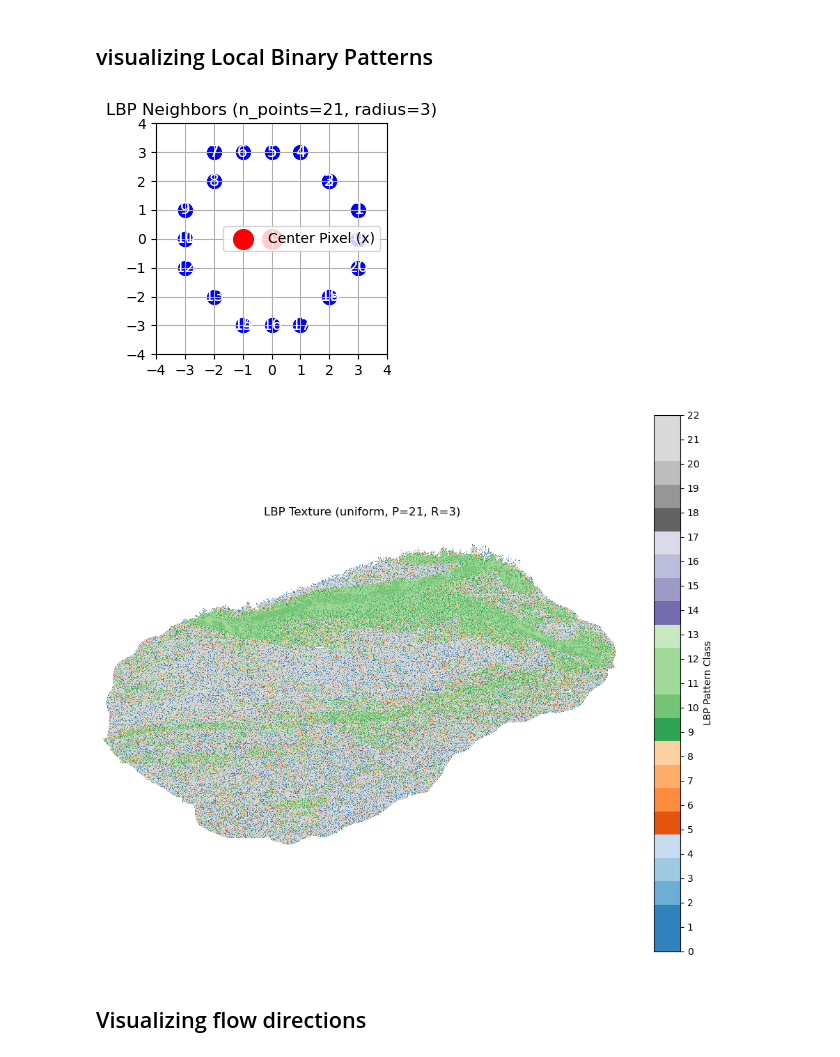
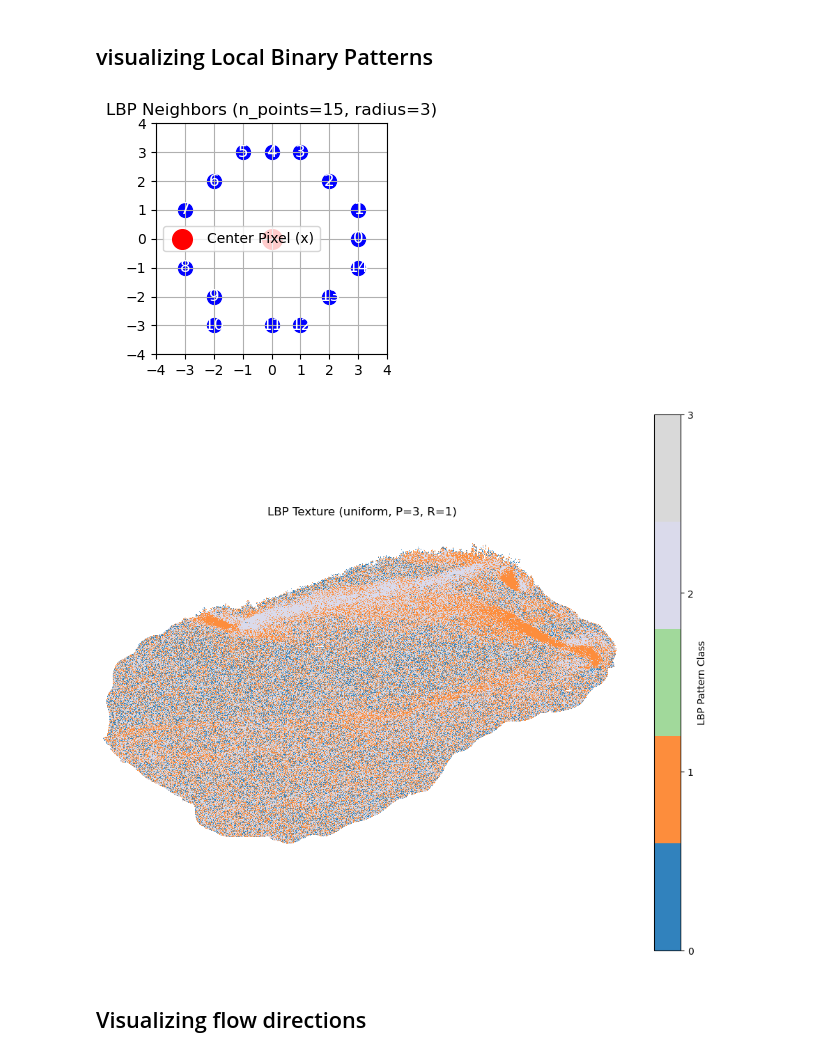
Before and after one commit to ajgeglio/arcpy-dem-processing, a Jupyter notebook: notebooks/visualizing_products.ipynb, the cells around one changed output. Saved outputs shown, nothing was run; the diff lists cells and outputs as text; code cells hidden in the pictures.

```diff
--- a/notebooks/visualizing_products.ipynb
+++ b/notebooks/visualizing_products.ipynb
@@ -30,19 +30,19 @@ Calculating 10-class Geomorphons...
 ## visualizing Local Binary Patterns
 # %%
 # Example usage demonstrating local binary product neighborhood cells:
-plotter.plot_lbp_neighbors(n_points=21, radius=3)
+plotter.plot_lbp_neighbors(n_points=15, radius=3)
 # %% [output]
-[figure, old version]
+[figure, new version]
 # %%
-n_points = 21
-radius = 3
+n_points = 3
+radius = 1
 # Method can be 'uniform', 'nri_uniform', or 'ror'
 # 'uniform' is the standard LBP method, 'nri_uniform' is for non-rotation invariant LBP, and 'ror' is for rotation invariant LBP.
 method = 'uniform'  # or 'uniform', 'nri_uniform', 'ror'
 # Generate LBP heatmap
 plotter.generate_lbp_heatmap(n_points, radius, method=method, save_fig=False, show=True)
 # %% [output]
-[figure, old version]
+[figure, new version]
 # %% [markdown]
 ## Visualizing flow directions
 # %%
```
Also changed, not shown: 1 other file.
